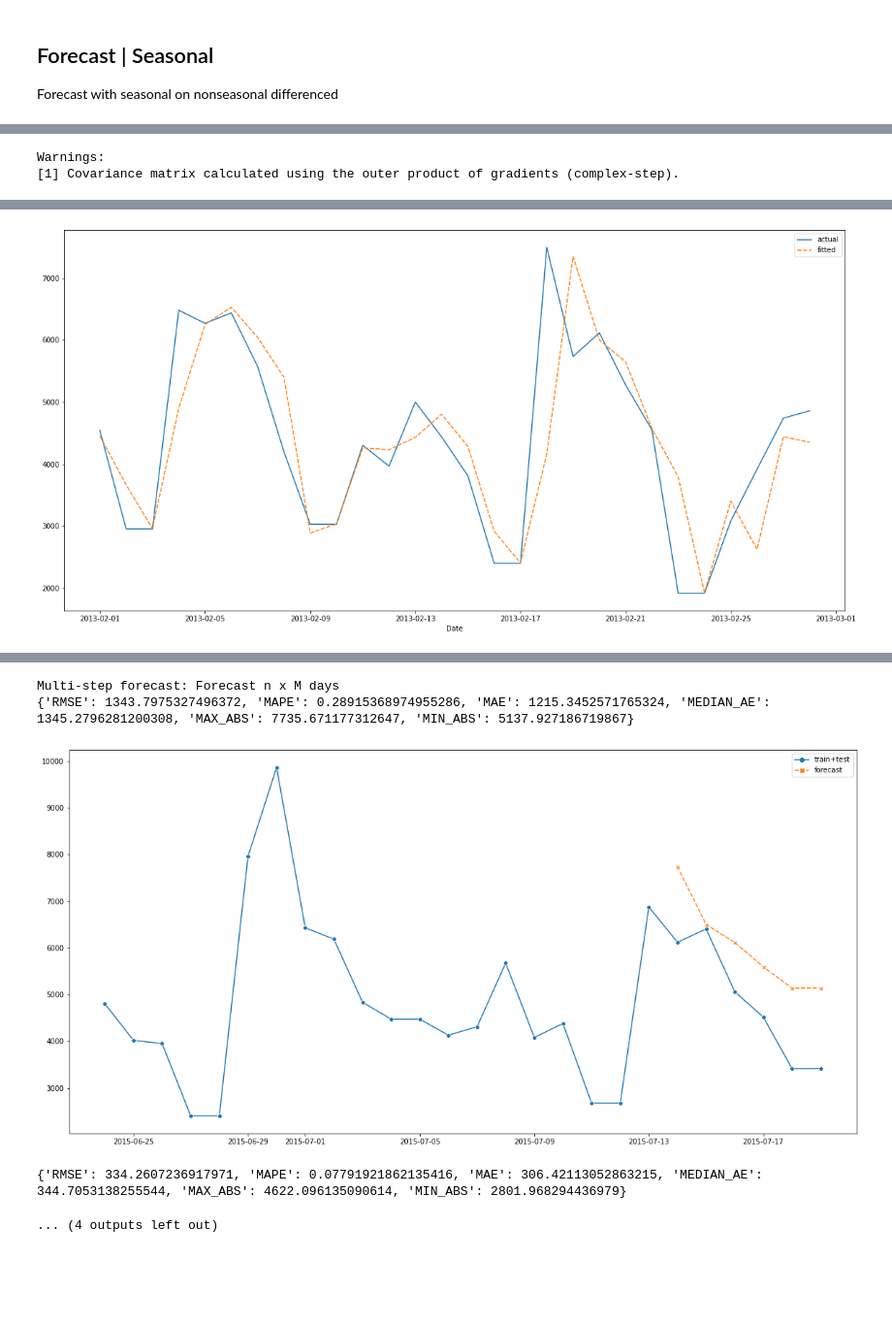
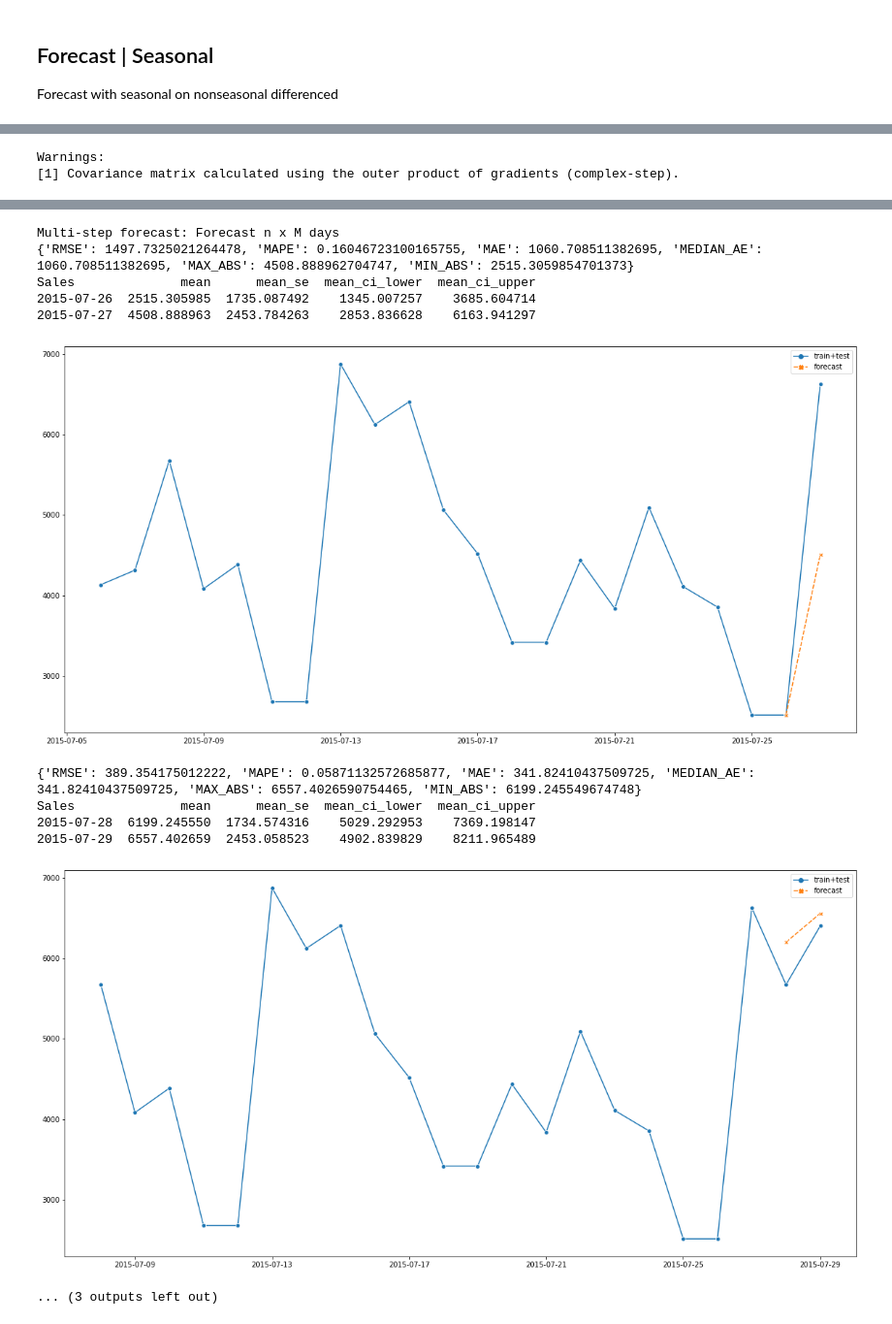
Before and after one commit to bruennijs/kaggle_rossmann_sales, a Jupyter notebook: autoregression_daily.ipynb, the cells around one changed output, grey strips where cells are left out. Shown at 97% size. Cells and saved outputs as stored; diff of their text form; code cells hidden in the pictures; blank space fills up the shorter version.

Commit message:
Added prediction interval summary output

```diff
--- a/autoregression_daily.ipynb
+++ b/autoregression_daily.ipynb
@@ -14,6 +14,7 @@ unzip -d ./input/rossmann-store-sales.zip ./input/
 - https://www.mdpi.com/2306-5729/4/1/15
 - http://cs229.stanford.edu/proj2015/205_report.pdf
 # %%
+from statsmodels.tsa.base.prediction import PredictionResults
 from sklearn.metrics import mean_absolute_error, median_absolute_error
 from matplotlib import pyplot as plt
 
@@ -85,15 +86,20 @@ def model_accuracy(model_creator, data: Series, n_splits: int = 5, test_size: in
 
         predictor: ARIMA = model_creator(y_train)
 
-        result: ARIMAResults = predictor.fit()
-        y_t_pred = result.forecast(test_size)
+        model_fit: ARIMAResults = predictor.fit(disp=False)
+        forecast_result: PredictionResults = model_fit.get_forecast(steps=test_size)
+        # equivalent with model_fit.forecast(steps=test_size)
+        y_pred = forecast_result.predicted_mean
 
-        print(errors(y_test, y_t_pred))
+        # accuracy
+        print(errors(y_test, y_pred))
+        # prediction interval: means 95% of all residual errors are equivalent to the lower and upper bounds [mean_ci_lower, mean_ci_upper] so the REAL value could be within these bounds  see [here](https://otexts.com/fpp3/prediction-intervals.html)
+        print(forecast_result.summary_frame(alpha=0.05))  #prediction intervals
 
         if plot:
             f, axes = plt.subplots(1, 1)
             f.set_size_inches(w=20, h=10)
-            f = lineplot(data={'train+test': data.iloc[y_test_idx[0]-20:y_test_idx[0]+test_size], 'forecast': y_t_pred}, markers=True, axes=axes)
+            f = lineplot(data={'train+test': data.iloc[y_test_idx[0]-20:y_test_idx[0]+test_size], 'forecast': y_pred}, markers=True, axes=axes)
             plt.show()
 # %% [markdown]
 # Preprocessing
@@ -289,14 +295,12 @@ from statsmodels.tsa.statespace.sarimax import SARIMAX
 
 model_creator = lambda y: SARIMAX(endog=y, order=(0, 1, 0), seasonal_order=(2, 0, 0, 7), trend='c')
 
-model_fit: ARIMAResults = model_creator(y_t).fit()
+model_fit: ARIMAResults = model_creator(y_t).fit(disp=False)
 
 f = model_fit.plot_diagnostics(lags=31, figsize=(10, 10))
 plt.show()
 
 model_fit.summary()
-
-plot_actual_and_fitted_values(y_t, model_fit)
 
 # Let us zoom into it to see the random walk
 plot_actual_and_fitted_values(y_t['2013-02-01':'2013-02-28'], model_fit)
@@ -304,10 +308,10 @@ plot_actual_and_fitted_values(y_t['2013-02-01':'2013-02-28'], model_fit)
 model_errors(y_t, model_fit)
 
 print('Multi-step forecast: Forecast n x M days')
-model_accuracy(model_creator, data=y_t, n_splits=3, test_size=6, plot=True)
+model_accuracy(model_creator, data=y_t, n_splits=3, test_size=2, plot=True)
 
 print(' Forecast 8 x 1 day ')
-#model_accuracy(model_creator, data=y_t, n_splits=8, test_size=1)
+#model_accuracy(model_creator, data=y_t, n_splits=7, test_size=1)
 # %% [output]
 [figure]
 SARIMAX Results
@@ -333,12 +337,18 @@ Warnings:
-[figure, old version]
 {'RMSE': 1734.1709961181077,
  'MAPE': 5.171447688728258e+17,
  'MAE': 1041.1780361771455,
  'MEDIAN_AE': 531.0809673090248,
  'MAX_ABS': 10601.449651915591,
  'MIN_ABS': 6.349337513308612}
 Multi-step forecast: Forecast n x M days
-{'RMSE': 1343.7975327496372, 'MAPE': 0.28915368974955286, 'MAE': 1215.3452571765324, 'MEDIAN_AE': 1345.2796281200308, 'MAX_ABS': 7735.671177312647, 'MIN_ABS': 5137.927186719867}
+{'RMSE': 1497.7325021264478, 'MAPE': 0.16046723100165755, 'MAE': 1060.708511382695, 'MEDIAN_AE': 1060.708511382695, 'MAX_ABS': 4508.888962704747, 'MIN_ABS': 2515.3059854701373}
+Sales              mean      mean_se  mean_ci_lower  mean_ci_upper
+2015-07-26  2515.305985  1735.087492    1345.007257    3685.604714
+2015-07-27  4508.888963  2453.784263    2853.836628    6163.941297
+[figure, new version]
+{'RMSE': 389.354175012222, 'MAPE': 0.05871132572685877, 'MAE': 341.82410437509725, 'MEDIAN_AE': 341.82410437509725, 'MAX_ABS': 6557.4026590754465, 'MIN_ABS': 6199.245549674748}
+Sales              mean      mean_se  mean_ci_lower  mean_ci_upper
+2015-07-28  6199.245550  1734.574316    5029.292953    7369.198147
+2015-07-29  6557.402659  2453.058523    4902.839829    8211.965489
-[figure, old version]
+[figure, new version]
-{'RMSE': 334.2607236917971, 'MAPE': 0.07791921862135416, 'MAE': 306.42113052863215, 'MEDIAN_AE': 344.7053138255544, 'MAX_ABS': 4622.096135090614, 'MIN_ABS': 2801.968294436979}
-... (4 outputs left out)
+... (3 outputs left out)
```
Also changed, not shown: parts of 2 cells of this notebook.
